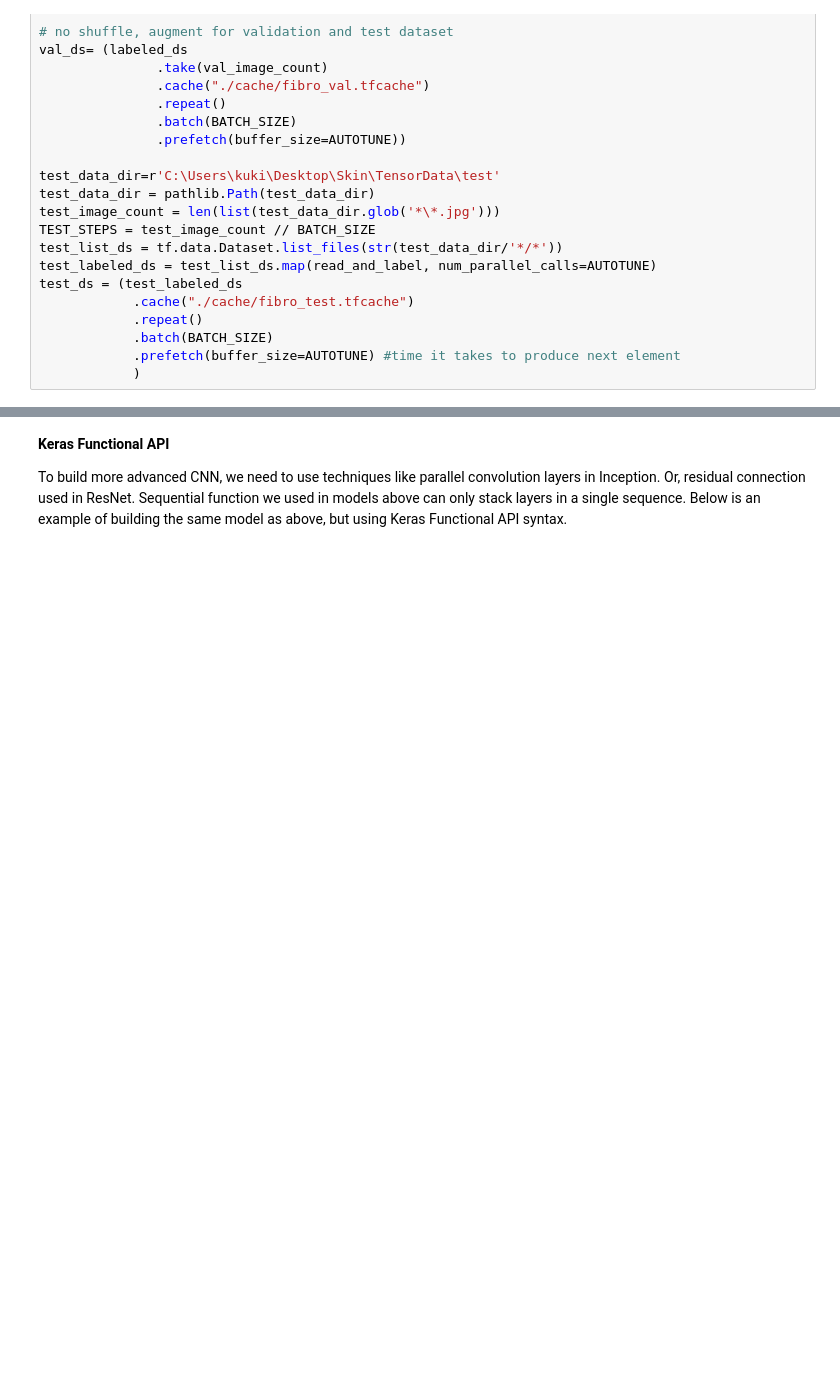
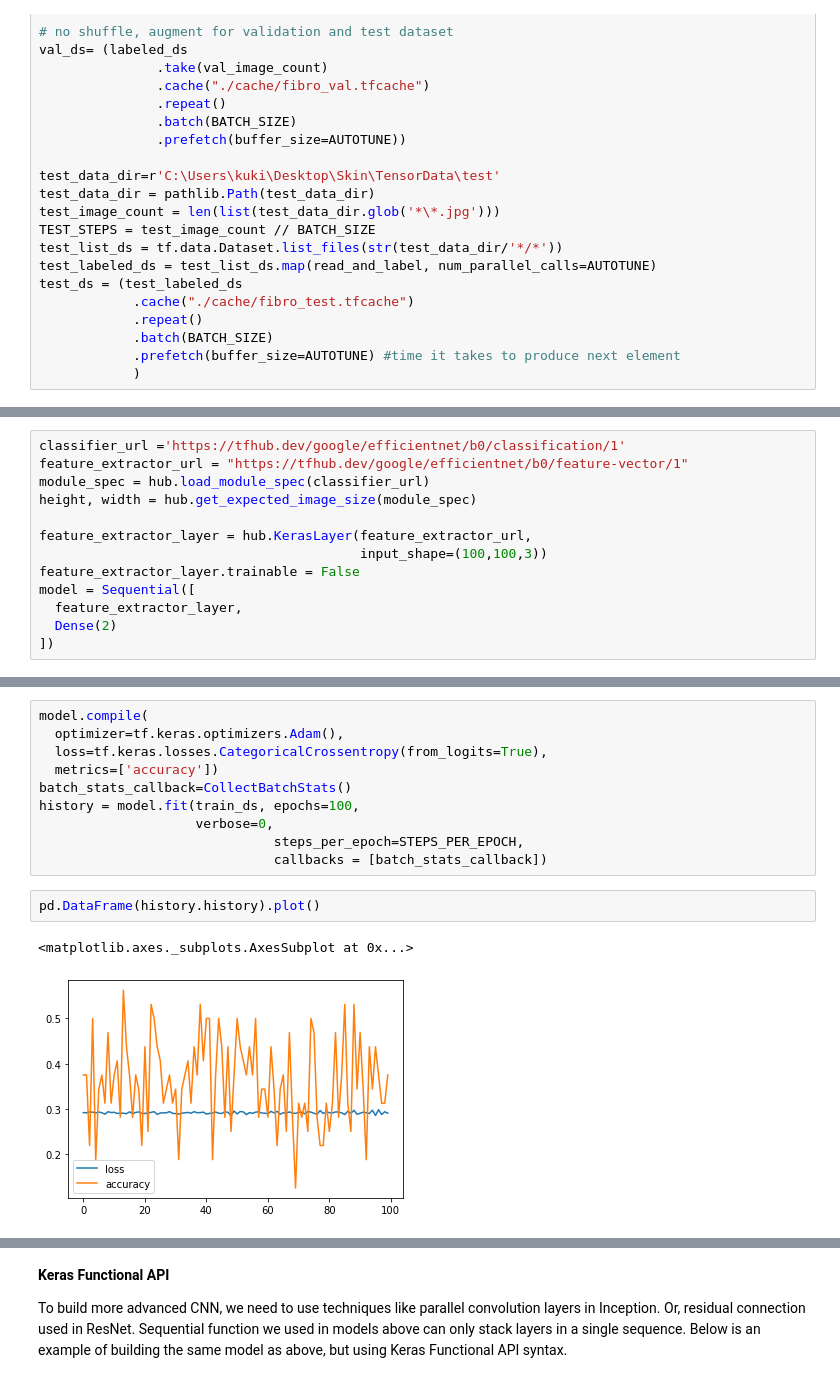
Before and after one commit to kukionfr/Tensorflow-Tutorial-Kyu, a Jupyter notebook: group_meeting.ipynb, the cells around one changed output, grey strips where cells are left out. Drawn from its saved outputs; the diff is of its cells as text; blank space fills up the shorter version.

```diff
--- a/group_meeting.ipynb
+++ b/group_meeting.ipynb
@@ -238,0 +245,13 @@ test_ds = (test_labeled_ds
+# %%
+classifier_url ='https://tfhub.dev/google/efficientnet/b0/classification/1'
+feature_extractor_url = "https://tfhub.dev/google/efficientnet/b0/feature-vector/1"
+module_spec = hub.load_module_spec(classifier_url)
+height, width = hub.get_expected_image_size(module_spec)
+
+feature_extractor_layer = hub.KerasLayer(feature_extractor_url,
+                                         input_shape=(100,100,3))
+feature_extractor_layer.trainable = False
+model = Sequential([
+  feature_extractor_layer,
+  Dense(2)
+])
@@ -239 +265,16 @@ test_ds = (test_labeled_ds
+# %%
+model.compile(
+  optimizer=tf.keras.optimizers.Adam(),
+  loss=tf.keras.losses.CategoricalCrossentropy(from_logits=True),
+  metrics=['accuracy'])
+batch_stats_callback=CollectBatchStats()
+history = model.fit(train_ds, epochs=100,
+                    verbose=0,
+                              steps_per_epoch=STEPS_PER_EPOCH,
+                              callbacks = [batch_stats_callback])
+# %%
+pd.DataFrame(history.history).plot()
+# %% [output]
+<matplotlib.axes._subplots.AxesSubplot at 0x...>
+[figure, added]
 # %% [markdown]
```
Also changed, not shown: parts of 44 cells of this notebook, 4 other files.
